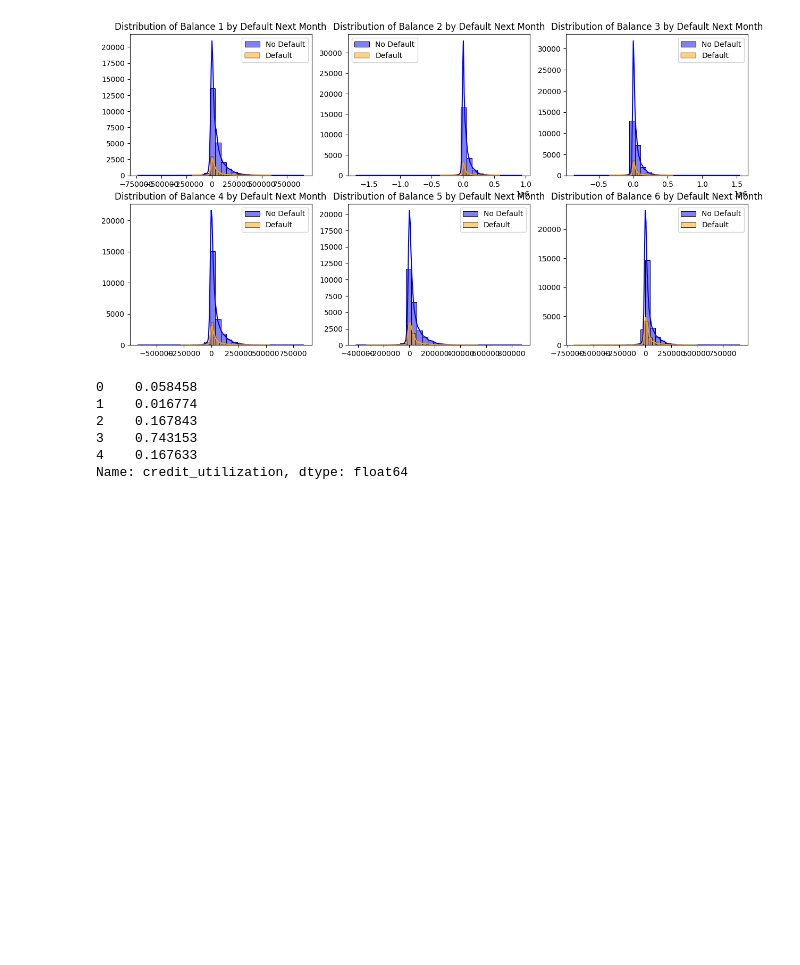
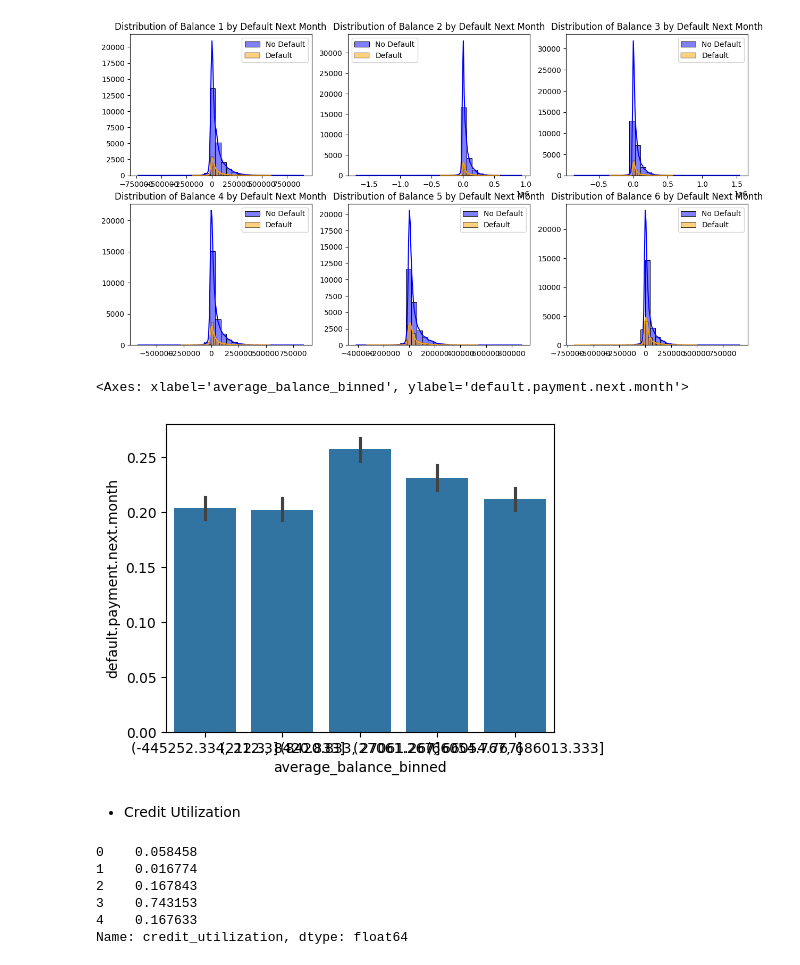
Before and after one commit to joseph-m-pasia/kg-default-of-credit-cards, a Jupyter notebook: notebooks/00_eda.ipynb, the cells around one changed output. Cells and saved outputs as stored; diff of their text form; code cells hidden in the pictures; blank space fills up the shorter version.

```diff
--- a/notebooks/00_eda.ipynb
+++ b/notebooks/00_eda.ipynb
@@ -317,6 +341,20 @@ for i in range(1, 7):
 4     6617.0   -31011.0    25835.0    11940.0    18457.0    18452.0
 [figure]
 [figure]
+# %%
+# Barplot of the average balance variable against the target variable with at most 5 bins, using the maximum average balance variable on the x-axis
+plt.figure(figsize=(5,4))
+df['average_balance_binned'] = pd.qcut(df['average_balance'], q=5)
+sns.barplot(x='average_balance_binned', y=target_variable, data=df)
+
+# From the graph, it is now clear that the average balance variable is generally higher for those who default next month,
+# that is, the default rate is higher for those with higher average balance, which makes more sense.
+# This suggests that the average balance variable may be an important predictor of default next month.
+# %% [output]
+<Axes: xlabel='average_balance_binned', ylabel='default.payment.next.month'>
+[figure, added]
+# %% [markdown]
+* Credit Utilization
 # %%
 # Define credit utilization ratio as average balance divided by credit limit (LIMIT_BAL)
 df['credit_utilization'] = (df['average_balance']) / df['LIMIT_BAL']
```
Also changed, not shown: parts of 15 cells of this notebook.
